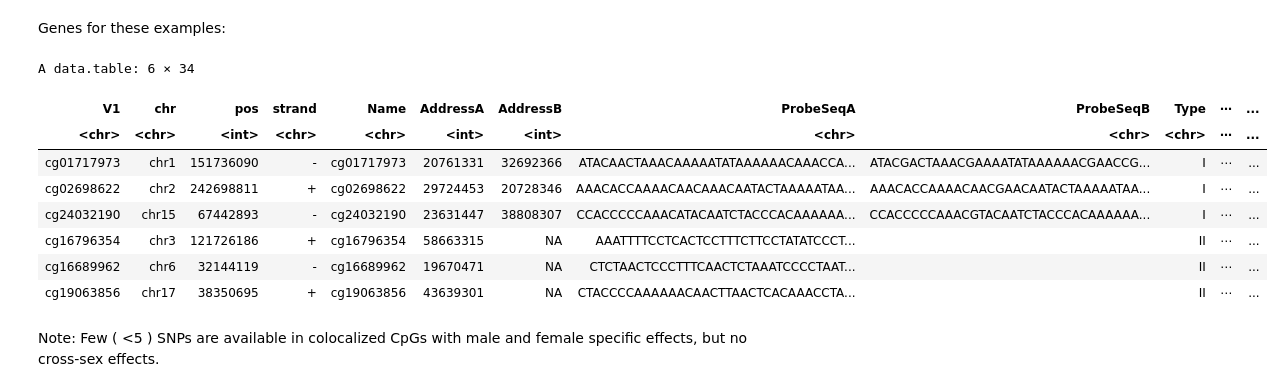
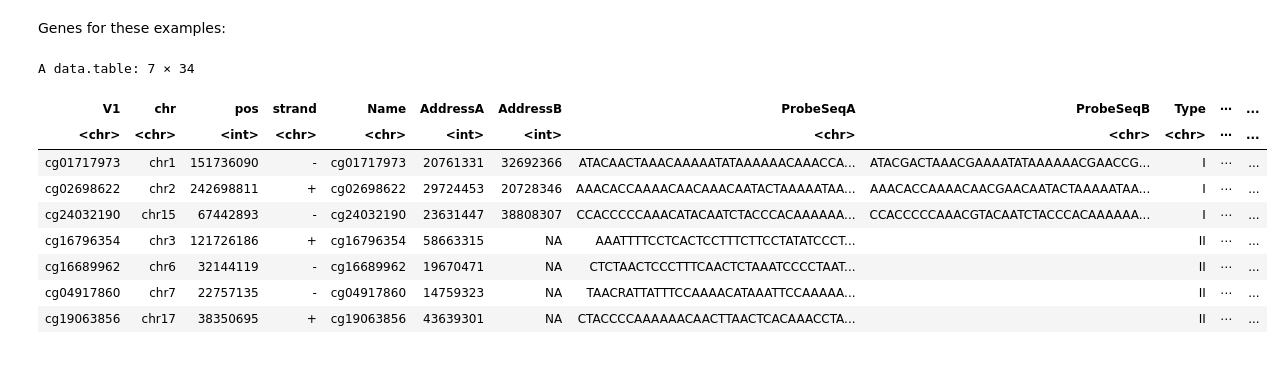
Before and after one commit to wilcas/sex_specific_mQTL, a Jupyter notebook: mQTL_analyses/main_analyses/placental_mqtl_colocalization.ipynb, the cells around one changed output. Cells and saved outputs as stored; diff of their text form; code cells hidden in the pictures; blank space fills up the shorter version.

```diff
--- a/mQTL_analyses/main_analyses/placental_mqtl_colocalization.ipynb
+++ b/mQTL_analyses/main_analyses/placental_mqtl_colocalization.ipynb
@@ -1064,23 +1049,23 @@ Genes for these examples:
 # %%
 manifest[
     V1 %in% c(
+        "cg04917860",# Male and Female
         "cg16689962",# Male Only
         "cg24032190",# Cross-sex Male
         "cg01717973",# Female Only
         "cg19063856",# Cross-sex female
         "cg16796354",# Cross-sex only
         "cg02698622" # Cross-sex, male, and female
     )
 ]
 # %% [output]
-A data.table: 6 × 34
+A data.table: 7 × 34
 | V1 | chr | pos | strand | Name | AddressA | AddressB | ProbeSeqA | ProbeSeqB | Type | ⋯ | ... |
 | <chr> | <chr> | <int> | <chr> | <chr> | <int> | <int> | <chr> | <chr> | <chr> | ⋯ | ... |
 | cg01717973 | chr1 | 151736090 | - | cg01717973 | 20761331 | 32692366 | ATACAACTAAACAAAAATATAAAAAACAAACCA... | ATACGACTAAACGAAAATATAAAAAACGAACCG... | I | ⋯ | ... |
 | cg02698622 | chr2 | 242698811 | + | cg02698622 | 29724453 | 20728346 | AAACACCAAAACAACAAACAATACTAAAAATAA... | AAACACCAAAACAACGAACAATACTAAAAATAA... | I | ⋯ | ... |
 | cg24032190 | chr15 | 67442893 | - | cg24032190 | 23631447 | 38808307 | CCACCCCCAAACATACAATCTACCCACAAAAAA... | CCACCCCCAAACGTACAATCTACCCACAAAAAA... | I | ⋯ | ... |
 | cg16796354 | chr3 | 121726186 | + | cg16796354 | 58663315 | NA | AAATTTTCCTCACTCCTTTCTTCCTATATCCCT... |  | II | ⋯ | ... |
 | cg16689962 | chr6 | 32144119 | - | cg16689962 | 19670471 | NA | CTCTAACTCCCTTTCAACTCTAAATCCCCTAAT... |  | II | ⋯ | ... |
+| cg04917860 | chr7 | 22757135 | - | cg04917860 | 14759323 | NA | TAACRATTATTTCCAAAACATAAATTCCAAAAA... |  | II | ⋯ | ... |
 | cg19063856 | chr17 | 38350695 | + | cg19063856 | 43639301 | NA | CTACCCCAAAAAACAACTTAACTCACAAACCTA... |  | II | ⋯ | ... |
-# %% [markdown]
-Note: Few ( <5 ) SNPs are available in colocalized CpGs with male and female specific effects, but no cross-sex effects.
```
Also changed, not shown: parts of 7 cells of this notebook.
